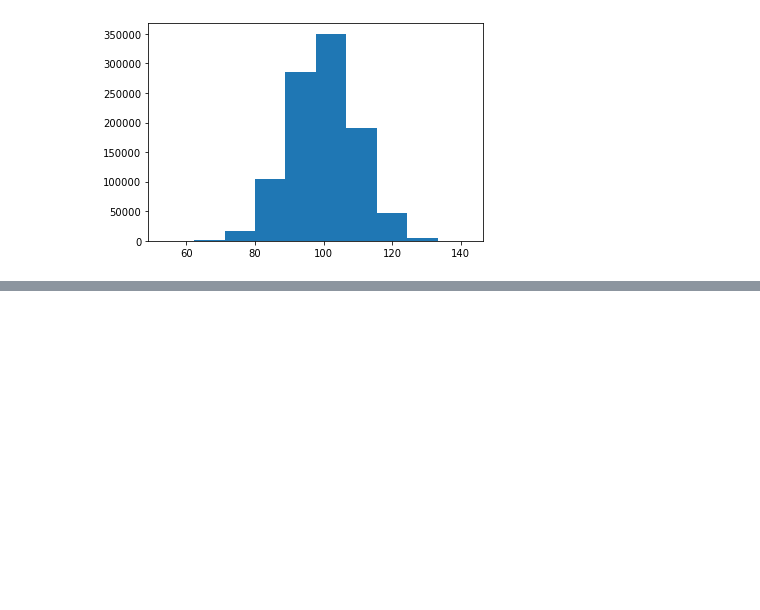
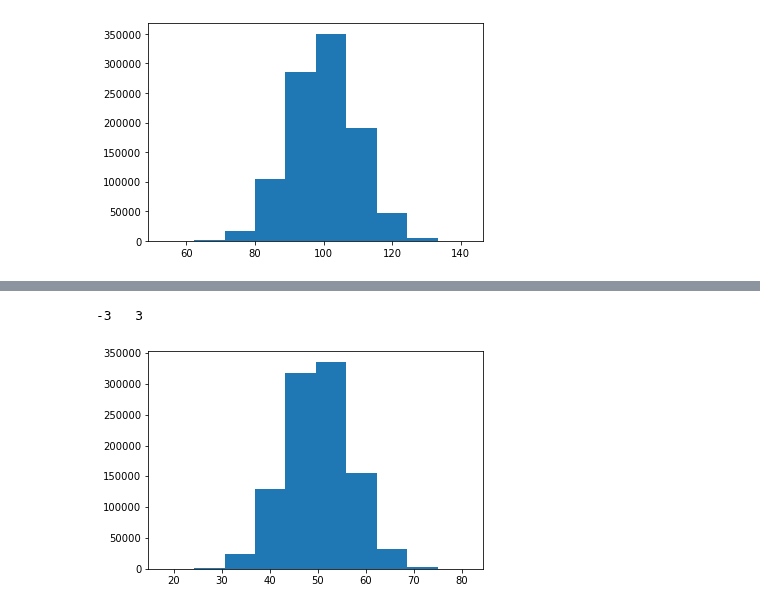
Before and after one commit to Inventrohyder/cs146, a Jupyter notebook: 7.1/notebook.ipynb, the cells around one changed output, grey strips where cells are left out. Cells and saved outputs as stored; diff of their text form; code cells hidden in the pictures; blank space fills up the shorter version.

```diff
--- a/7.1/notebook.ipynb
+++ b/7.1/notebook.ipynb
@@ -32,0 +65,5 @@ print(round(lower)," ", round(upper))
+# %%
+sized(500)
+# %% [output]
+-3   3
+[figure, added]
```
Also changed, not shown: parts of 5 cells of this notebook.
